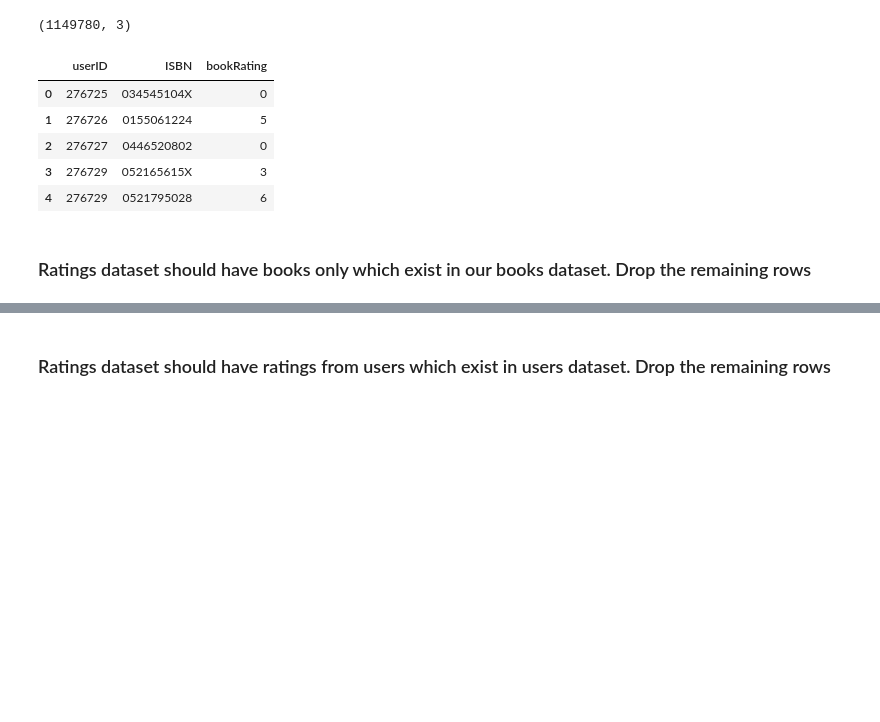
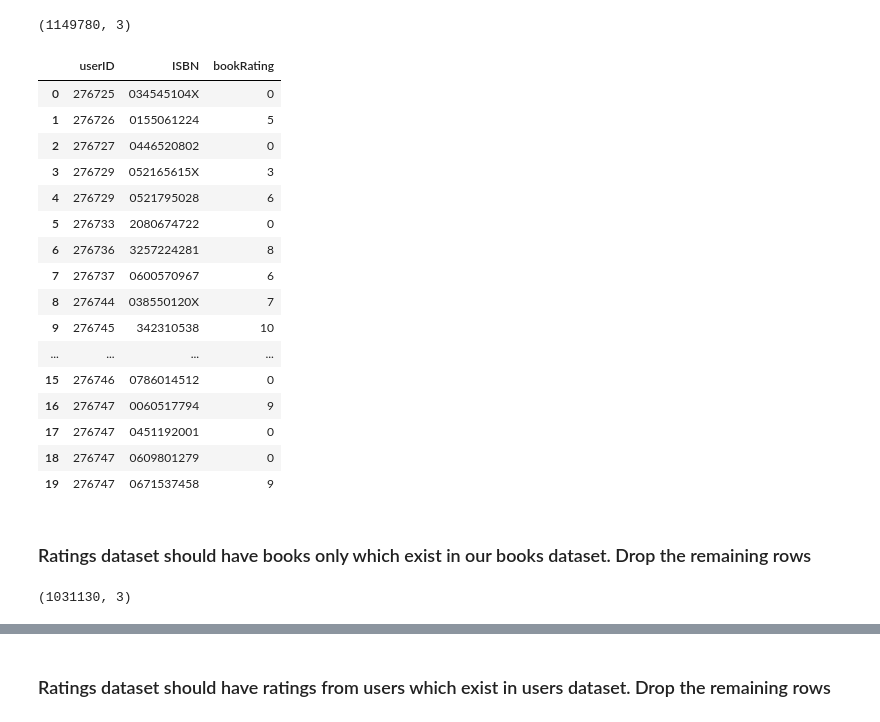
Before and after one commit to GreatLearningAIML1/bangalore-november-2018-batch-dsmithun, a Jupyter notebook: Collaborative Filtering based Recommendation System_Questios.ipynb, the cells around one changed output, grey strips where cells are left out. Cells and saved outputs as stored; diff of their text form; code cells hidden in the pictures; blank space fills up the shorter version.

```diff
--- a/Collaborative Filtering based Recommendation System_Questios.ipynb
+++ b/Collaborative Filtering based Recommendation System_Questios.ipynb
@@ -240,13 +240,24 @@ ratings.shape
 n_users = users.shape[0]
 n_books = books.shape[0]
 # %%
-ratings.head(5)
+ratings.head(20)
 # %% [output]
 |  | userID | ISBN | bookRating |
 | 0 | 276725 | 034545104X | 0 |
 | 1 | 276726 | 0155061224 | 5 |
 | 2 | 276727 | 0446520802 | 0 |
 | 3 | 276729 | 052165615X | 3 |
 | 4 | 276729 | 0521795028 | 6 |
+| 5 | 276733 | 2080674722 | 0 |
+| 6 | 276736 | 3257224281 | 8 |
+| 7 | 276737 | 0600570967 | 6 |
+| 8 | 276744 | 038550120X | 7 |
+| 9 | 276745 | 342310538 | 10 |
+| ... | ... | ... | ... |
+| 15 | 276746 | 0786014512 | 0 |
+| 16 | 276747 | 0060517794 | 9 |
+| 17 | 276747 | 0451192001 | 0 |
+| 18 | 276747 | 0609801279 | 0 |
+| 19 | 276747 | 0671537458 | 9 |
 # %% [markdown]
 ### Ratings dataset should have books only which exist in our books dataset. Drop the remaining rows
@@ -255 +268,5 @@ ratings_books = pd.merge(ratings, books.drop_duplicates(['ISBN']), on="ISBN", ho
+# %%
+ratings.shape
+# %% [output]
+(1031130, 3)
 # %%
```
Also changed, not shown: parts of 36 cells of this notebook.
